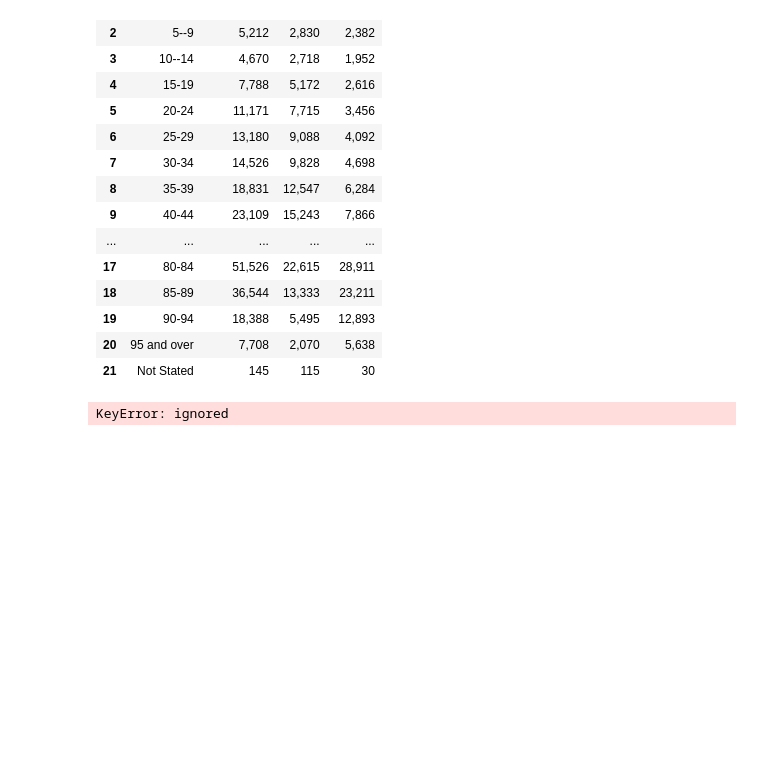
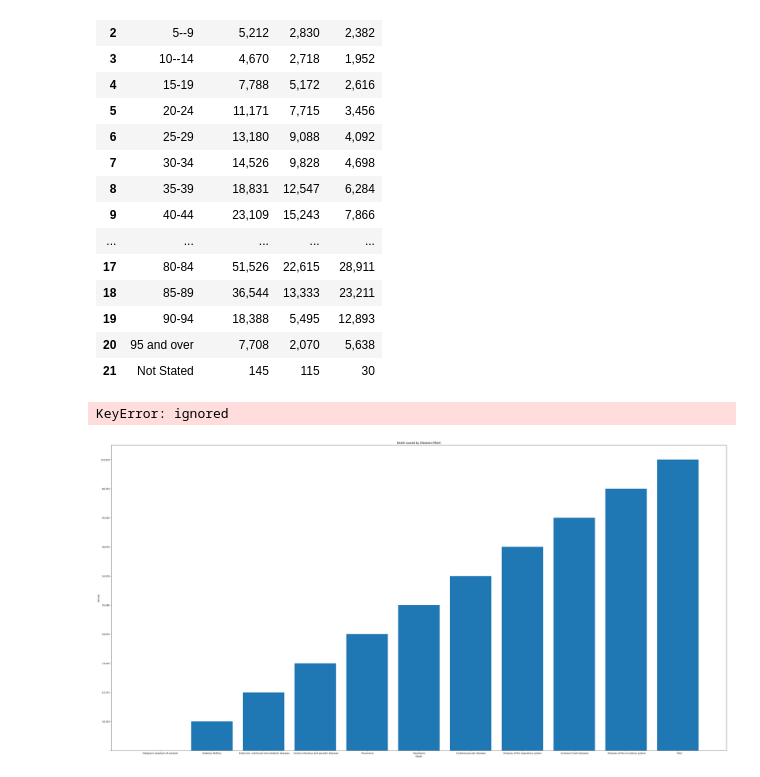
Before and after one commit to Glennarcega/IT-BA-3203-PROJECT, a Jupyter notebook: Social_Factor_of_death.ipynb, the cells around one changed output. Drawn from its saved outputs; the diff is of its cells as text; code cells hidden in the pictures; blank space fills up the shorter version.

```diff
--- a/Social_Factor_of_death.ipynb
+++ b/Social_Factor_of_death.ipynb
@@ -162,3 +162,20 @@ plt.xticks(rotation=90)
 plt.show()
 # %% [output]
 KeyError: ignored
+# %%
+df = pd.read_csv('https://raw.githubusercontent.com/Glennarcega/IT-BA-3203-PROJECT/main/Table5.csv')
+# %%
+Death = df['Cause of Death']
+Male = df['Male']
+Female = df['Female']
+
+
+fig = plt.figure(figsize=(50,25))
+plt.bar(Death,Female)
+plt.xlabel('Death')
+plt.ylabel('Female')
+plt.title('Death caused by Diseases (Male)')
+
+plt.show()
+# %% [output]
+[figure, added]
```
Also changed, not shown: parts of 2 cells of this notebook.
